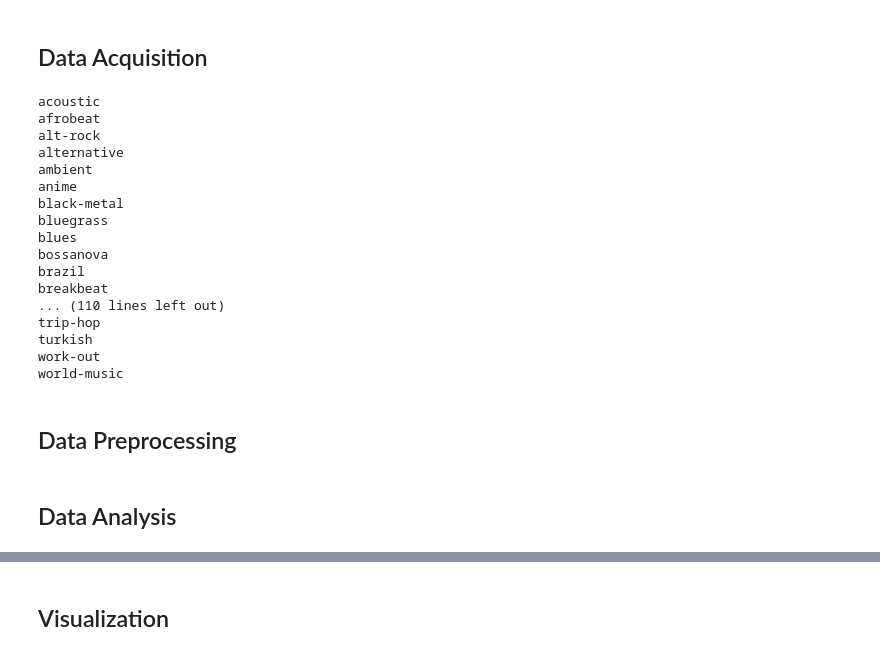
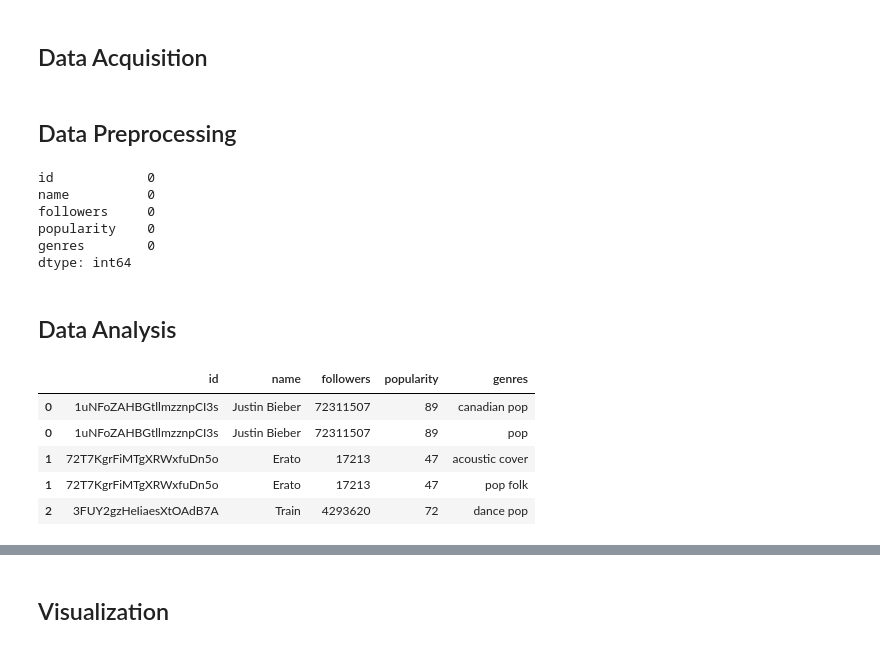
Before and after one commit to eduardhogea/Spotify_Graphs, a Jupyter notebook: Session_5.ipynb, the cells around one changed output, grey strips where cells are left out. Saved outputs shown, nothing was run; the diff lists cells and outputs as text; code cells hidden in the pictures.

```diff
--- a/Session_5.ipynb
+++ b/Session_5.ipynb
@@ -22,28 +22,3 @@ sp = spotipy . Spotify ( auth_manager = auth_manager )
 The goal is to discover the most influential artists within different music genres, for a range of genres defined by Spotify. The influential artists would be those who have high popularity and follower counts, and a large number of related artists.
 # %% [markdown]
 ## Data Acquisition
-# %%
-genre_list = sp.recommendation_genre_seeds()
-counter = 0
-for i in genre_list.values():
-    for j in i:
-        counter += 1
-        print(j)
-# %% [output]
-acoustic
-afrobeat
-alt-rock
-alternative
-ambient
-anime
-black-metal
-bluegrass
-blues
-bossanova
-brazil
-breakbeat
-... (110 lines left out)
-trip-hop
-turkish
-work-out
-world-music
@@ -100,3 +77,12 @@ for node, data in G.nodes(data=True):
 df.to_csv('artists_data.csv', index=False)
 # %% [markdown]
 ## Data Preprocessing
+# %%
+print(df.isnull().sum()) #check for missing values
+# %% [output]
+id            0
+name          0
+followers     0
+popularity    0
+genres        0
+dtype: int64
@@ -102,0 +91,9 @@ df.to_csv('artists_data.csv', index=False)
+# %%
+# Split the genres string back into a list
+df['genres'] = df['genres'].apply(lambda x: x.split(', '))
+
+# Explode the DataFrame on the 'genres' column
+df = df.explode('genres')
+
+# Write the data to a new CSV file
+df.to_csv('artists_genres_data.csv', index=False)
@@ -103,2 +131,11 @@ df.to_csv('artists_data.csv', index=False)
 # %% [markdown]
 ## Data Analysis
+# %%
+df.head(5)
+# %% [output]
+|  | id | name | followers | popularity | genres |
+| 0 | 1uNFoZAHBGtllmzznpCI3s | Justin Bieber | 72311507 | 89 | canadian pop |
+| 0 | 1uNFoZAHBGtllmzznpCI3s | Justin Bieber | 72311507 | 89 | pop |
+| 1 | 72T7KgrFiMTgXRWxfuDn5o | Erato | 17213 | 47 | acoustic cover |
+| 1 | 72T7KgrFiMTgXRWxfuDn5o | Erato | 17213 | 47 | pop folk |
+| 2 | 3FUY2gzHeIiaesXtOAdB7A | Train | 4293620 | 72 | dance pop |
```
Also changed, not shown: parts of 13 cells of this notebook, 4 other files.
